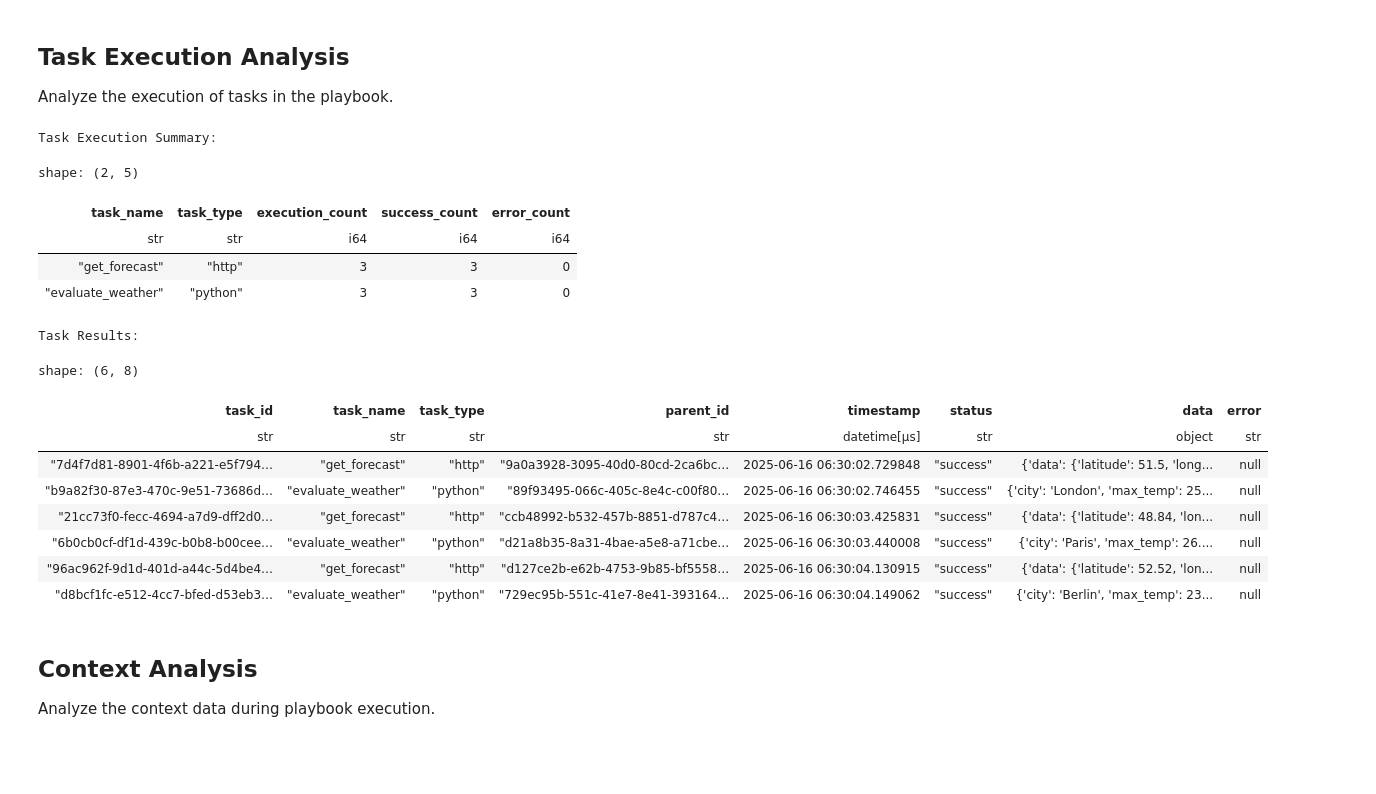
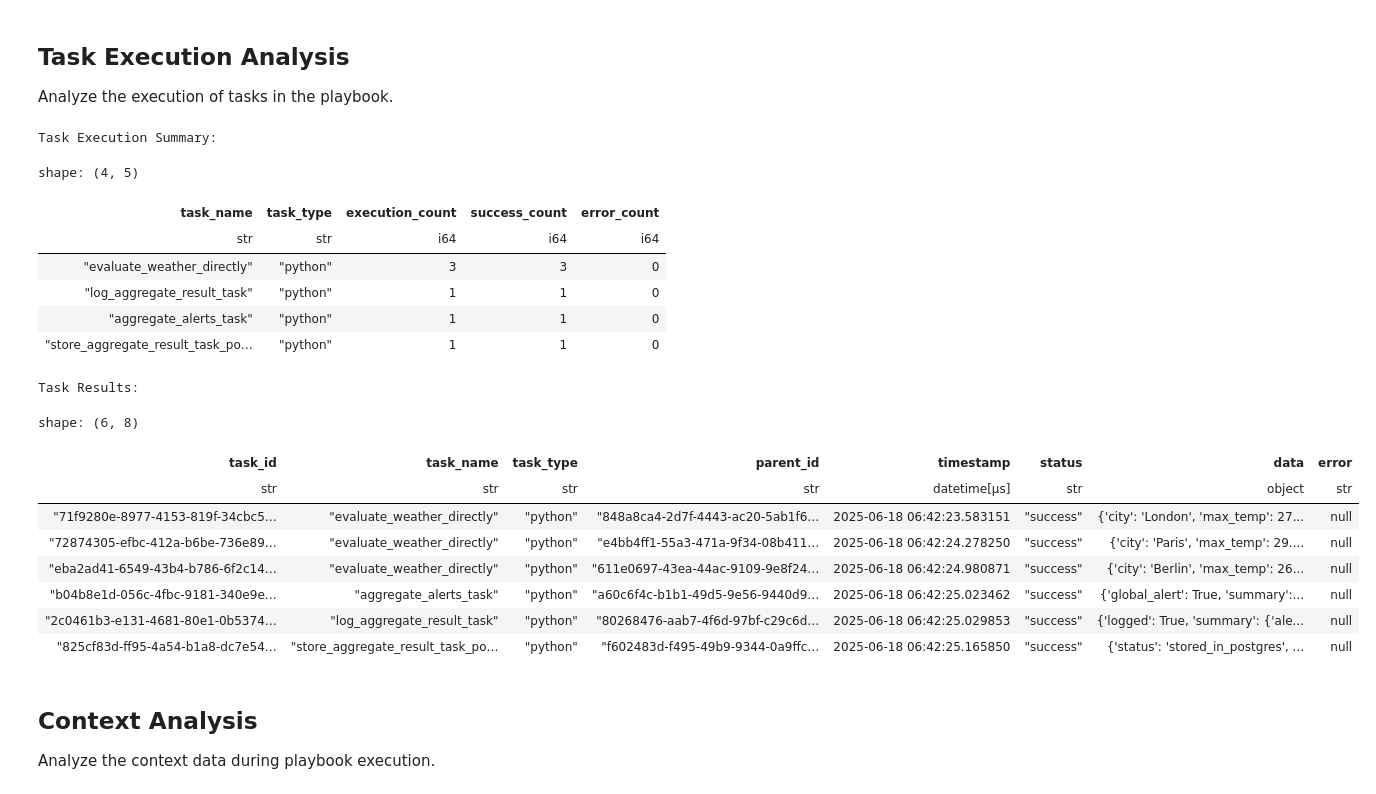
Before and after one commit to noetl/noetl, a Jupyter notebook: notebook/agent007_mission_report.ipynb, the cells around one changed output. Saved outputs shown, nothing was run; the diff lists cells and outputs as text; code cells hidden in the pictures; blank space fills up the shorter version.

```diff
--- a/notebook/agent007_mission_report.ipynb
+++ b/notebook/agent007_mission_report.ipynb
@@ -90,7 +90,7 @@ if execution_id:
     execution_stats = con.execute("""
         SELECT
             (SELECT COUNT(*) FROM step_result WHERE execution_id = ?) as step_count,
-            (SELECT COUNT(*) FROM task_result WHERE execution_id = ?) as task_count,
+            (SELECT COUNT(*) FROM event_log WHERE execution_id = ? AND event_type LIKE 'task_%') as task_count,
             (SELECT COUNT(*) FROM loop_state WHERE execution_id = ?) as loop_count,
             (SELECT COUNT(*) FROM event_log WHERE execution_id = ? AND event_type LIKE '%error%') as error_count
     """, [execution_id, execution_id, execution_id, execution_id]).fetchone()
@@ -273,57 +271,59 @@ Analyze the execution of tasks in the playbook.
 if execution_id:
     task_results = pl.from_arrow(con.execute("""
         SELECT
-            task_id,
-            task_name,
-            task_type,
-            parent_id,
+            node_id as task_id,
+            node_name as task_name,
+            node_type as task_type,
+            parent_event_id as parent_id,
             timestamp,
             status,
-            data,
-            error
-        FROM task_result
-        WHERE execution_id = ?
+            output_result as data,
+            CASE WHEN status = 'error' THEN metadata ELSE NULL END as error
+        FROM event_log
+        WHERE execution_id = ? AND node_type LIKE 'task.%'
         ORDER BY timestamp
     """, [execution_id]).arrow())
 
     task_results = parse_json_column(task_results, 'data')
 
     task_summary = pl.from_arrow(con.execute("""
         SELECT
-            task_name,
-            task_type,
+            node_name as task_name,
+            node_type as task_type,
             COUNT(*) as execution_count,
             COUNT(CASE WHEN status = 'success' THEN 1 END) as success_count,
             COUNT(CASE WHEN status = 'error' THEN 1 END) as error_count
-        FROM task_result
-        WHERE execution_id = ?
-        GROUP BY task_name, task_type
+        FROM event_log
+        WHERE execution_id = ? AND node_type LIKE 'task.%'
+        GROUP BY node_name, node_type
         ORDER BY execution_count DESC
     """, [execution_id]).arrow())
 
     print("Task Execution Summary:")
     display(task_summary)
     print("\nTask Results:")
     display(task_results)
 else:
     print("No execution ID available.")
 # %% [output]
 Task Execution Summary:
-shape: (2, 5)
+shape: (4, 5)
 | task_name | task_type | execution_count | success_count | error_count |
 | str | str | i64 | i64 | i64 |
-| "get_forecast" | "http" | 3 | 3 | 0 |
-| "evaluate_weather" | "python" | 3 | 3 | 0 |
+| "evaluate_weather_directly" | "python" | 3 | 3 | 0 |
+| "log_aggregate_result_task" | "python" | 1 | 1 | 0 |
+| "aggregate_alerts_task" | "python" | 1 | 1 | 0 |
+| "store_aggregate_result_task_po… | "python" | 1 | 1 | 0 |
 Task Results:
 shape: (6, 8)
 | task_id | task_name | task_type | parent_id | timestamp | status | data | error |
 | str | str | str | str | datetime[μs] | str | object | str |
-| "7d4f7d81-8901-4f6b-a221-e5f794… | "get_forecast" | "http" | "9a0a3928-3095-40d0-80cd-2ca6bc… | 2025-06-16 06:30:02.729848 | "success" | {'data': {'latitude': 51.5, 'long... | null |
-| "b9a82f30-87e3-470c-9e51-73686d… | "evaluate_weather" | "python" | "89f93495-066c-405c-8e4c-c00f80… | 2025-06-16 06:30:02.746455 | "success" | {'city': 'London', 'max_temp': 25... | null |
-| "21cc73f0-fecc-4694-a7d9-dff2d0… | "get_forecast" | "http" | "ccb48992-b532-457b-8851-d787c4… | 2025-06-16 06:30:03.425831 | "success" | {'data': {'latitude': 48.84, 'lon... | null |
-| "6b0cb0cf-df1d-439c-b0b8-b00cee… | "evaluate_weather" | "python" | "d21a8b35-8a31-4bae-a5e8-a71cbe… | 2025-06-16 06:30:03.440008 | "success" | {'city': 'Paris', 'max_temp': 26.... | null |
-| "96ac962f-9d1d-401d-a44c-5d4be4… | "get_forecast" | "http" | "d127ce2b-e62b-4753-9b85-bf5558… | 2025-06-16 06:30:04.130915 | "success" | {'data': {'latitude': 52.52, 'lon... | null |
-| "d8bcf1fc-e512-4cc7-bfed-d53eb3… | "evaluate_weather" | "python" | "729ec95b-551c-41e7-8e41-393164… | 2025-06-16 06:30:04.149062 | "success" | {'city': 'Berlin', 'max_temp': 23... | null |
+| "71f9280e-8977-4153-819f-34cbc5… | "evaluate_weather_directly" | "python" | "848a8ca4-2d7f-4443-ac20-5ab1f6… | 2025-06-18 06:42:23.583151 | "success" | {'city': 'London', 'max_temp': 27... | null |
+| "72874305-efbc-412a-b6be-736e89… | "evaluate_weather_directly" | "python" | "e4bb4ff1-55a3-471a-9f34-08b411… | 2025-06-18 06:42:24.278250 | "success" | {'city': 'Paris', 'max_temp': 29.... | null |
+| "eba2ad41-6549-43b4-b786-6f2c14… | "evaluate_weather_directly" | "python" | "611e0697-43ea-44ac-9109-9e8f24… | 2025-06-18 06:42:24.980871 | "success" | {'city': 'Berlin', 'max_temp': 26... | null |
+| "b04b8e1d-056c-4fbc-9181-340e9e… | "aggregate_alerts_task" | "python" | "a60c6f4c-b1b1-49d5-9e56-9440d9… | 2025-06-18 06:42:25.023462 | "success" | {'global_alert': True, 'summary':... | null |
+| "2c0461b3-e131-4681-80e1-0b5374… | "log_aggregate_result_task" | "python" | "80268476-aab7-4f6d-97bf-c29c6d… | 2025-06-18 06:42:25.029853 | "success" | {'logged': True, 'summary': {'ale... | null |
+| "825cf83d-ff95-4a54-b1a8-dc7e54… | "store_aggregate_result_task_po… | "python" | "f602483d-f495-49b9-9344-0a9ffc… | 2025-06-18 06:42:25.165850 | "success" | {'status': 'stored_in_postgres', ... | null |
 # %% [markdown]
 ## Context Analysis
 
```
Also changed, not shown: parts of 14 cells of this notebook, 4 other files.
